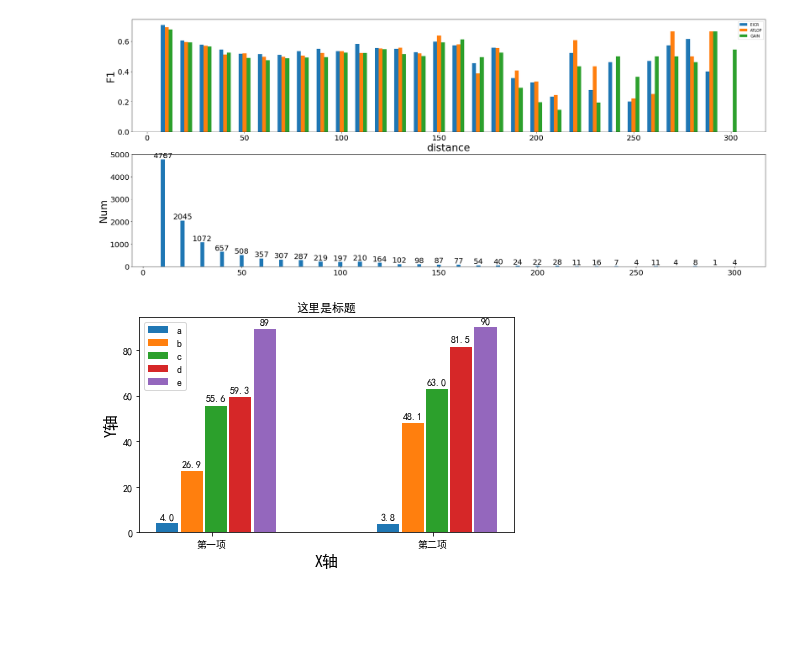
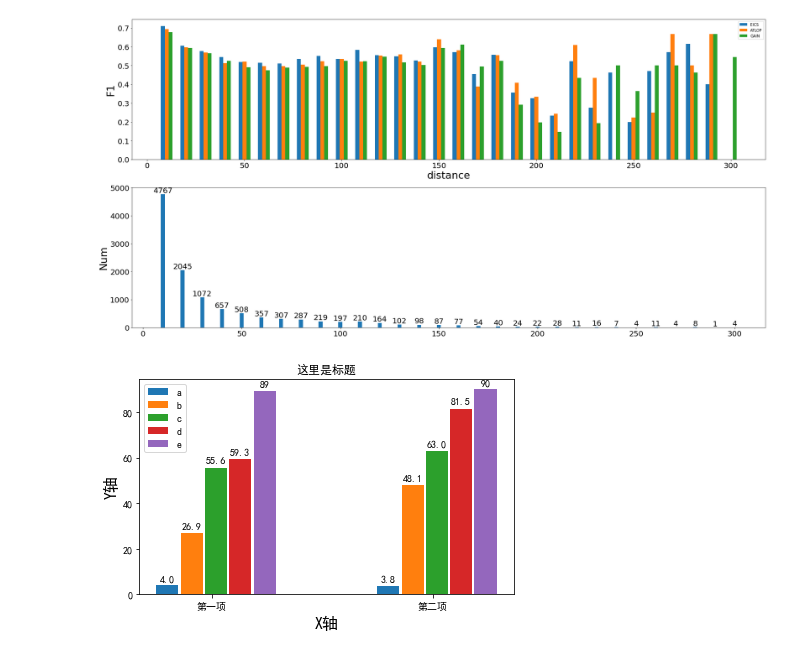
Before and after one commit to LawsonAbs/learn, a Jupyter notebook: matplotlib/实体长度性能图.ipynb, the cells around one changed output. Cells and saved outputs as stored; diff of their text form; code cells hidden in the pictures; blank space fills up the shorter version.

```diff
--- a/matplotlib/实体长度性能图.ipynb
+++ b/matplotlib/实体长度性能图.ipynb
@@ -5,6 +5,8 @@
 import numpy as np
 import os
 import matplotlib.pyplot as plt
+import matplotlib
+matplotlib.rcParams['pdf.fonttype'] = 42
 
 # step1. 准备数据
 x=[10, 20, 30, 40, 50, 60, 70, 80, 90, 100, 110, 120, 130, 140, 150, 160, 170, 180, 190, 200, 210, 220, 230, 240, 250, 260, 270, 280, 290, 300]
@@ -56,7 +58,7 @@ golden = [4767, 2045, 1072, 657, 508, 357, 307, 287, 219, 197, 210, 164, 102, 98
 
 index = np.arange(len(x))
 # print(index)
-plt.figure(figsize=(30,12))
+plt.figure(figsize=(30,15))
 ax1 = plt.subplot(2,1,1)
 ax2 = plt.subplot(2,1,2)
 
@@ -69,36 +71,36 @@ cnt = 0 # 这个cnt必须从0开始算起
 #     plt.text(cnt+0.3, b+0.05, '%.0f'% b, ha='center', fontsize=17)
 #     cnt +=1
 
 # step3. 画图
 plt.tick_params(labelsize=15)# 调节x轴刻度字体大小
 
 plt.sca(ax1)
 plt.xlabel("distance",fontdict={"fontsize":27}) # fontdict 用于控制图片的字体
 plt.ylabel("F1",fontdict={"fontsize":27})
-plt.bar(x_EICS,f1_EICS,width=2,label='EICR') # 画柱状图
+plt.bar(x_EICS,f1_EICS,width=2,label='EICS') # 画柱状图
 plt.bar(x_ATLOP,f1_ATLOP,width=2,label='ATLOP') # 画柱状图
 plt.bar(x_GAIN,f1_GAIN,width=2,align='center',label='GAIN') # 画柱状图
 plt.legend()
 plt.tick_params(labelsize=20)
 
 
 # plt.bar(index+0.3,
 #         y_2,width=0.3,
 #         align='center',
 # #         bottom=1   这个是用来控制图形是否会往上平移
 #        ) # 画柱状图
 plt.sca(ax2)
 plt.bar(x,golden,width=2,align='center',label='num') # 画柱状图
 plt.ylabel("Num",fontdict={"fontsize":27})
 
 
 for a,b in zip(x,golden):
     plt.text(a, b+0.05, '%.0f' % b, ha='center', va='bottom',fontsize=20)
-plt.savefig("entity_long_distance_performance.png",dpi=480)
+plt.savefig("entity_long_distance_performance.pdf",dpi=480)
 plt.tick_params(labelsize=20)
 plt.show()
 # %% [output]
-[figure, old version]
+[figure, new version]
 # %%
 import matplotlib
 import matplotlib.pyplot as plt
```
Also changed, not shown: parts of 4 cells of this notebook.
